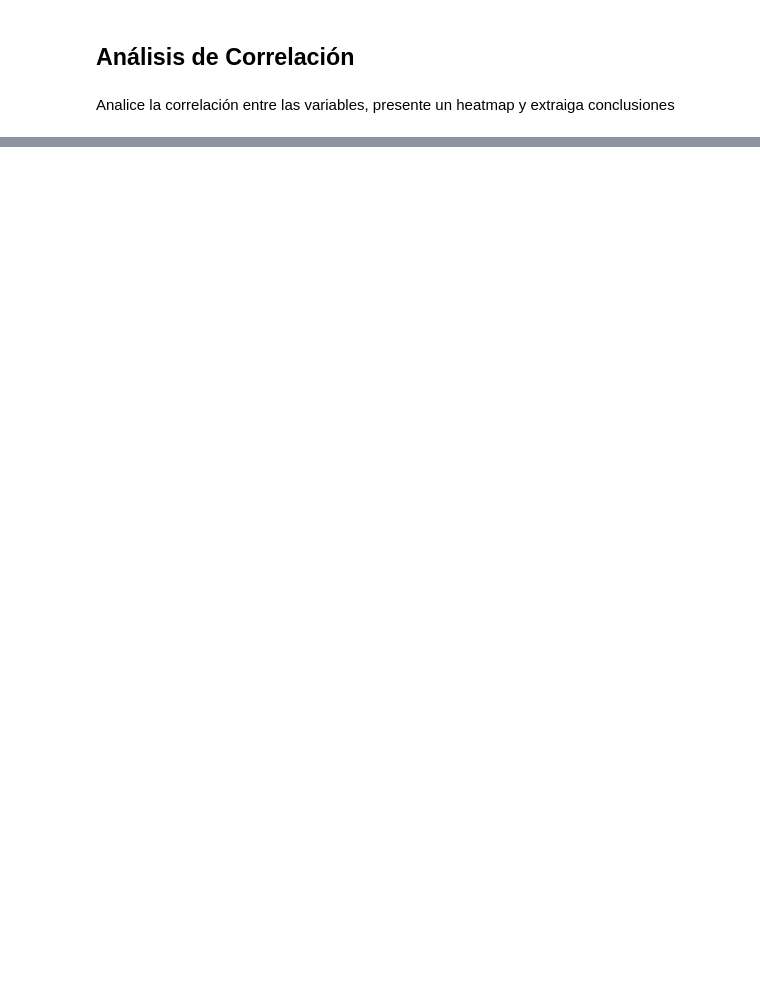
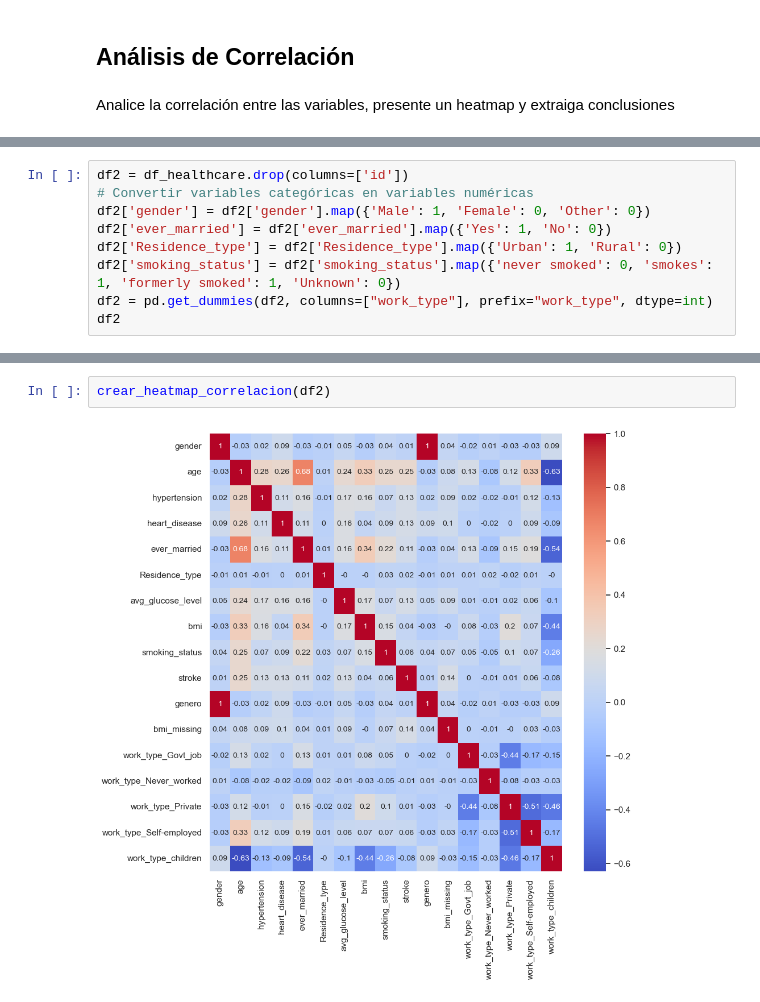
Before and after one commit to lnastri25/IA_UCEMA, a Jupyter notebook: trabajos_practicos/tp1_healthcare/TP1_Análsis_Exploratorio_de_Datos.ipynb, the cells around one changed output, grey strips where cells are left out. Cells and saved outputs as stored; diff of their text form; blank space fills up the shorter version.

```diff
--- a/trabajos_practicos/tp1_healthcare/TP1_Análsis_Exploratorio_de_Datos.ipynb
+++ b/trabajos_practicos/tp1_healthcare/TP1_Análsis_Exploratorio_de_Datos.ipynb
@@ -742,0 +743,9 @@ crear_heatmap_correlacion(df_healthcare)
+# %%
+df2 = df_healthcare.drop(columns=['id'])
+# Convertir variables categóricas en variables numéricas
+df2['gender'] = df2['gender'].map({'Male': 1, 'Female': 0, 'Other': 0})
+df2['ever_married'] = df2['ever_married'].map({'Yes': 1, 'No': 0})
+df2['Residence_type'] = df2['Residence_type'].map({'Urban': 1, 'Rural': 0})
+df2['smoking_status'] = df2['smoking_status'].map({'never smoked': 0, 'smokes': 1, 'formerly smoked': 1, 'Unknown': 0})
+df2 = pd.get_dummies(df2, columns=["work_type"], prefix="work_type", dtype=int)
+df2
@@ -743,3 +789,7 @@ crear_heatmap_correlacion(df_healthcare)
+# %%
+crear_heatmap_correlacion(df2)
+# %% [output]
+[figure, added]
 # %% [markdown]
 ### Interpretación General de la Matriz de Correlación
 
```
Also changed, not shown: parts of 29 cells of this notebook, 2 other files.
